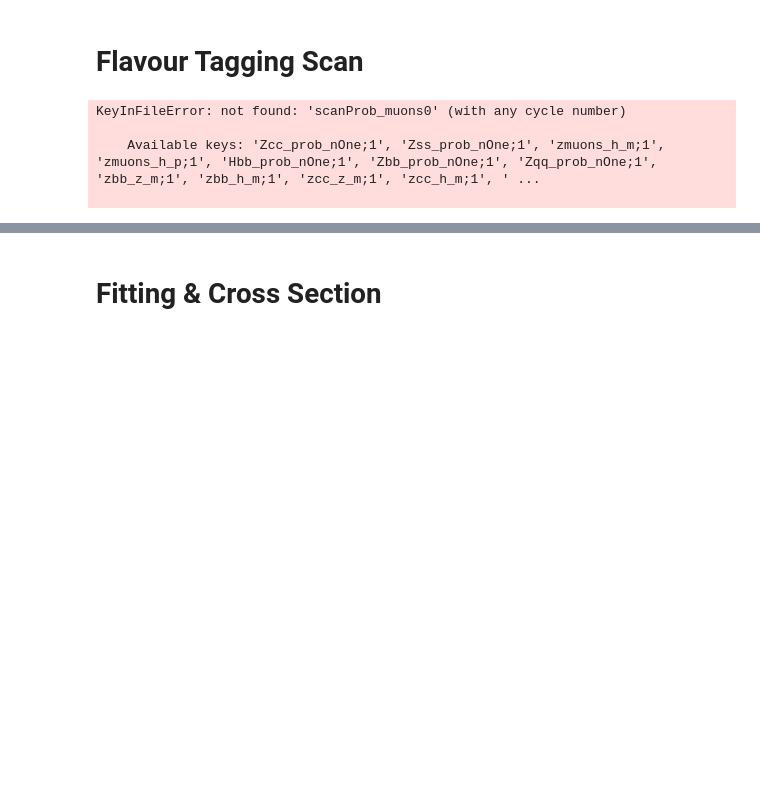
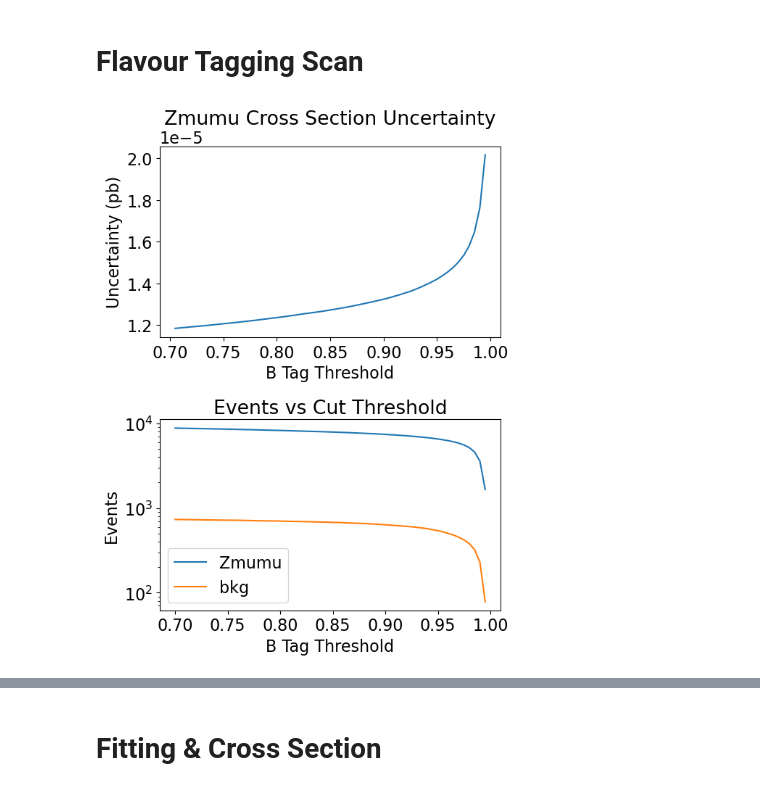
Before and after one commit to ilsanford/FCCAnalyzer, a Jupyter notebook: analyses/h_bb/h_bb.ipynb, the cells around one changed output, grey strips where cells are left out. Drawn from its saved outputs; the diff is of its cells as text; code cells hidden in the pictures; blank space fills up the shorter version.

```diff
--- a/analyses/h_bb/h_bb.ipynb
+++ b/analyses/h_bb/h_bb.ipynb
@@ -314,7 +335,7 @@ def calc_dbkg(a, b):
     Nsel = unnormalize(a, b)[:20]
     Ntot = df[a + '/meta'].values()[1]
     sigm = df[a + '/meta'].values()[2]
-    return sigm * L * np.sqrt(Nsel * (Ntot - Nsel) / Ntot**3)
+    return (sigm * L * np.sqrt(Nsel * (Ntot - Nsel) / Ntot**3))**2
 
 part    = np.array([0], dtype=np.float64)
 bkg     = np.array([0], dtype=np.float64)
@@ -338,35 +359,32 @@ def uncert(i):
 
     xsec  = (Nobs - Nbkg) / (A*E*L)
     dxsec = np.sqrt((dNbkg/(A*E*L))**2 + (dNobs/(A*E*L))**2 + (dA*xsec/A)**2 + (dL*xsec/L)**2)
 
     return dxsec
 
 x = [0.005*i + 0.7 for i in range(0, 60)]
 y = [uncert(i) for i in range(0, 60)]
 
 fig, ax = plt.subplots(2, 1, figsize=(6, 8))
 
 ax[0].plot(x, y)
 ax[0].set_title(f'Z{p} Cross Section Uncertainty')
 ax[0].set_ylabel('Uncertainty (pb)')
 ax[0].set_xlabel('B Tag Threshold')
 #ax[0].set_xlim((0.7, 0.985))
 
 ax[1].plot(x, part[part != 0], label=f'Z{p}')
 ax[1].plot(x, bkg[part != 0], label=f'bkg')
 ax[1].set_title('Events vs Cut Threshold')
 ax[1].set_yscale('log')
 ax[1].set_ylabel('Events')
 ax[1].set_xlabel('B Tag Threshold')
 #ax[1].set_xlim((0.7, 0.985))
 ax[1].legend(loc='lower left')
 
 #plt.suptitle(f'B Tag Cut on ZH->{p}bb')
 plt.tight_layout()
 plt.show()
 # %% [output]
-KeyInFileError: not found: 'scanProb_muons0' (with any cycle number)
-
-    Available keys: 'Zcc_prob_nOne;1', 'Zss_prob_nOne;1', 'zmuons_h_m;1', 'zmuons_h_p;1', 'Hbb_prob_nOne;1', 'Zbb_prob_nOne;1', 'Zqq_prob_nOne;1', 'zbb_z_m;1', 'zbb_h_m;1', 'zcc_z_m;1', 'zcc_h_m;1', ' ...
-
+[figure, added]
 # %%
```
Also changed, not shown: parts of 9 cells of this notebook, 1 other file.
